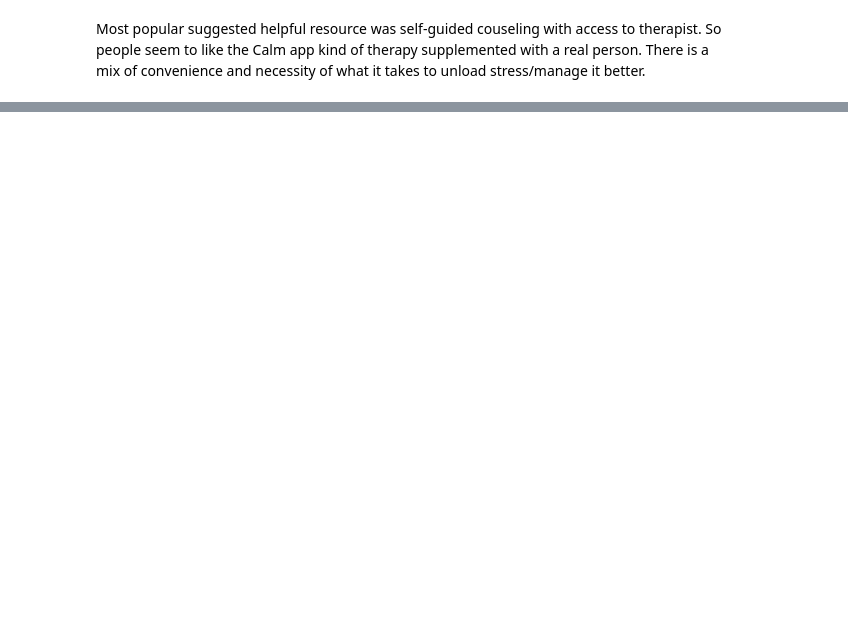
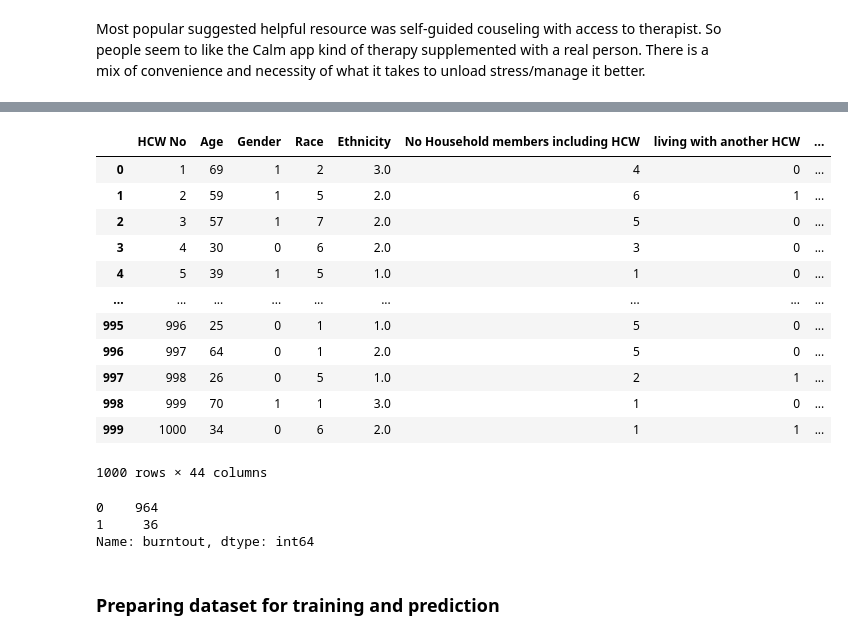
Before and after one commit to mindyng/mindyng.github.io, a Jupyter notebook: nyc-healthcare-workers-burnout.ipynb, the cells around one changed output, grey strips where cells are left out. Saved outputs shown, nothing was run; the diff lists cells and outputs as text; code cells hidden in the pictures; blank space fills up the shorter version.

```diff
--- a/nyc-healthcare-workers-burnout.ipynb
+++ b/nyc-healthcare-workers-burnout.ipynb
@@ -247,0 +343,35 @@ Most popular suggested helpful resource was self-guided couseling with access to
+# %%
+df.fillna(0,inplace=True)
+# %%
+#threshold for burnout based on age, clinical role and how many stress inducers are there cumulatively at the same time accounting for stress relievers. Lower the threshold than higher the cases of burnout.
+def burntout (row):
+    if (row['Age'] <= 32) &  (row['No Household members including HCW'] > 2) & (row['clinical role'] >= 1) & (row['practice setting'] <= 2) & (row['lack of control'] + row['uncertain clinician status'] + row['patient emotional support'] + row['contracting COVID-19'] + row['redeployed outside specialty'] + row['triage/rationing decisions'] + row['contact with COVID-19 patients'] + row['working with symptoms'] + row['patient deaths'] + row['treating HCW with COVID-19'] + row['redeployed within speciality'] + row['transmitting COVID-19 to HCW'] + row['transmitting COVID-19 to patients'] + row['sleep disturbances'] + row['clinical hours'] + row['transmitting COVID-19 to family'] + row['health of family/friends'] + row['social distance from family'] + row['childcare/family responsibilities'] + row['personal finance/advanced care'] + row['lack of testing'] + row['lack of PPE'] + row['lack of treatment guidelines'] + row['lack of discharge guidelines'] + row['physical exercise'] + row['yoga'] + row['faith-based practice'] + row['meditation'] + row['self-guided counseling with access to therapist'] + row['individual counseling/therapy'] + row['online clinician support group'] + row['mental wellness video'] + row['other coping methods'] + row['no coping methods'] >6):
+        return 1
+
+    else:
+        return 0
+# %%
+df['burntout'] = df.apply (lambda row: burntout(row), axis=1)
+df
+# %% [output]
+|  | HCW No | Age | Gender | Race | Ethnicity | No Household members including HCW | living with another HCW | ... |
+| 0 | 1 | 69 | 1 | 2 | 3.0 | 4 | 0 | ... |
+| 1 | 2 | 59 | 1 | 5 | 2.0 | 6 | 1 | ... |
+| 2 | 3 | 57 | 1 | 7 | 2.0 | 5 | 0 | ... |
+| 3 | 4 | 30 | 0 | 6 | 2.0 | 3 | 0 | ... |
+| 4 | 5 | 39 | 1 | 5 | 1.0 | 1 | 0 | ... |
+| ... | ... | ... | ... | ... | ... | ... | ... | ... |
+| 995 | 996 | 25 | 0 | 1 | 1.0 | 5 | 0 | ... |
+| 996 | 997 | 64 | 0 | 1 | 2.0 | 5 | 0 | ... |
+| 997 | 998 | 26 | 0 | 5 | 1.0 | 2 | 1 | ... |
+| 998 | 999 | 70 | 1 | 1 | 3.0 | 1 | 0 | ... |
+| 999 | 1000 | 34 | 0 | 6 | 2.0 | 1 | 1 | ... |
+1000 rows × 44 columns
+# %%
+df.burntout.value_counts() #there's class imbalance that needs to be deal with during training time
+# %% [output]
+0    964
+1     36
+Name: burntout, dtype: int64
+# %% [markdown]
+### Preparing dataset for training and prediction
```
Also changed, not shown: parts of 18 cells of this notebook.
